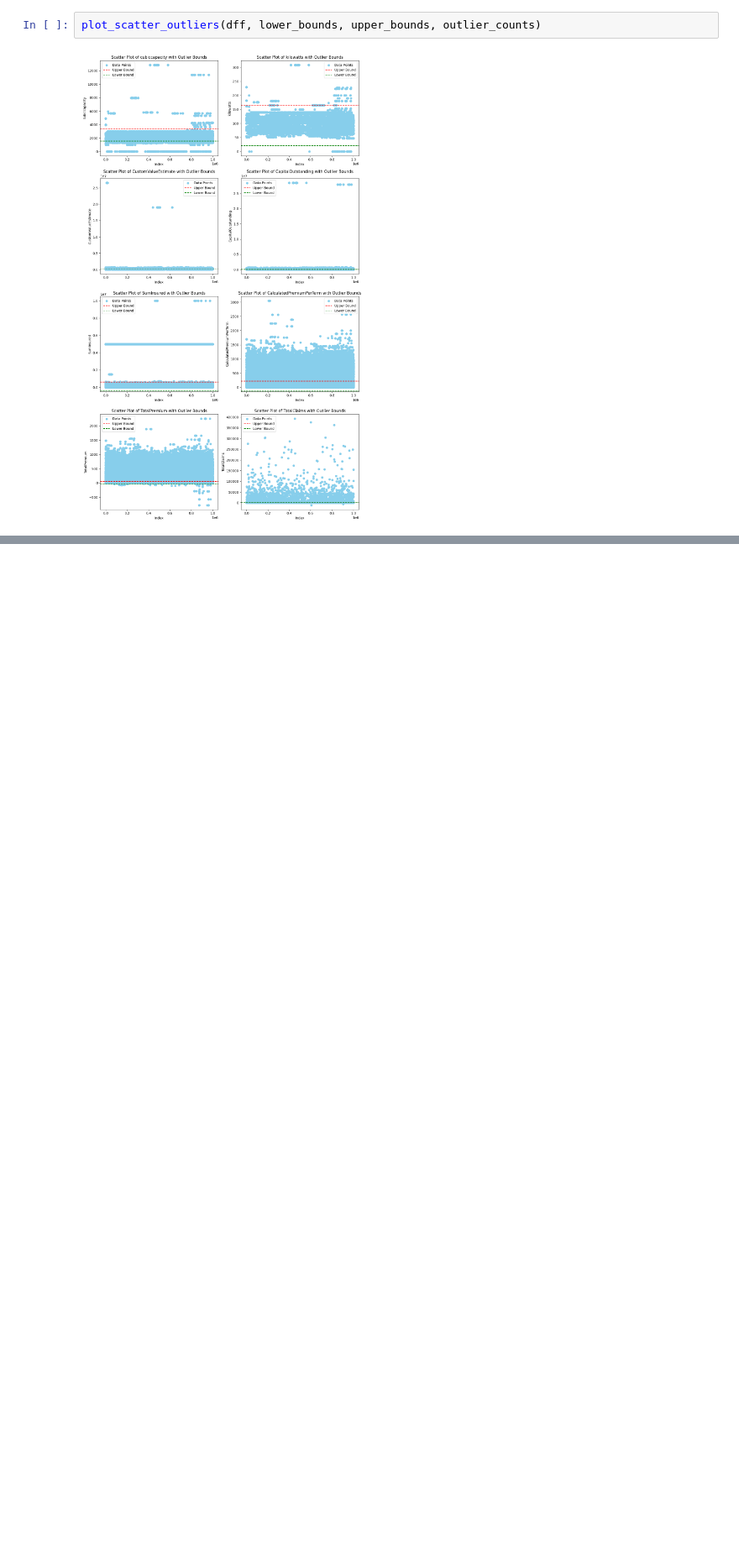
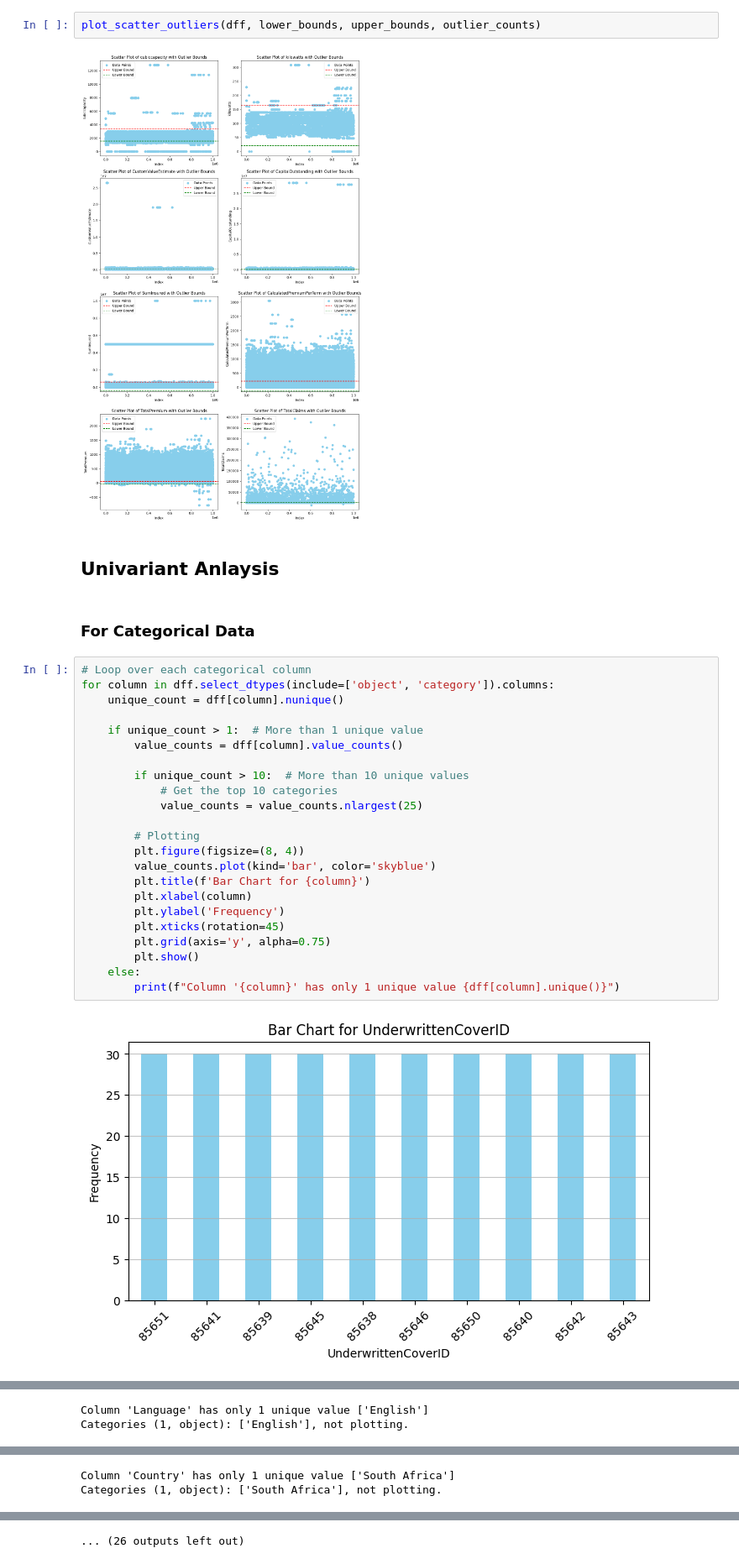
Before and after one commit to yosef-zewdu/Car-Insurance-Risk-Analysis, a Jupyter notebook: notebooks/eda.ipynb, the cells around one changed output, grey strips where cells are left out. Shown at 84% size. Cells and saved outputs as stored; diff of their text form; blank space fills up the shorter version.

Commit message:
add visualization

```diff
--- a/notebooks/eda.ipynb
+++ b/notebooks/eda.ipynb
@@ -324,3 +324,32 @@ plot_box_outliers(dff, lower_bounds, upper_bounds, outlier_counts)
 plot_scatter_outliers(dff, lower_bounds, upper_bounds, outlier_counts)
 # %% [output]
 [figure]
+# %% [markdown]
+## Univariant Anlaysis
+# %% [markdown]
+### **For Categorical Data**
+# %%
+# Loop over each categorical column
+for column in dff.select_dtypes(include=['object', 'category']).columns:
+    unique_count = dff[column].nunique()
+
+    if unique_count > 1:  # More than 1 unique value
+        value_counts = dff[column].value_counts()
+
+        if unique_count > 10:  # More than 10 unique values
+            # Get the top 10 categories
+            value_counts = value_counts.nlargest(25)
+
+        # Plotting
+        plt.figure(figsize=(8, 4))
+        value_counts.plot(kind='bar', color='skyblue')
+        plt.title(f'Bar Chart for {column}')
+        plt.xlabel(column)
+        plt.ylabel('Frequency')
+        plt.xticks(rotation=45)
+        plt.grid(axis='y', alpha=0.75)
+        plt.show()
+    else:
+        print(f"Column '{column}' has only 1 unique value {dff[column].unique()}")
+# %% [output]
+[figure, added]
@@ -326,0 +360,2 @@ plot_scatter_outliers(dff, lower_bounds, upper_bounds, outlier_counts)
+Column 'Language' has only 1 unique value ['English']
+Categories (1, object): ['English'], not plotting.
@@ -326,0 +366,2 @@ plot_scatter_outliers(dff, lower_bounds, upper_bounds, outlier_counts)
+Column 'Country' has only 1 unique value ['South Africa']
+Categories (1, object): ['South Africa'], not plotting.
@@ -326,0 +369 @@ plot_scatter_outliers(dff, lower_bounds, upper_bounds, outlier_counts)
+... (26 outputs left out)
```
Also changed, not shown: parts of 14 cells of this notebook.
